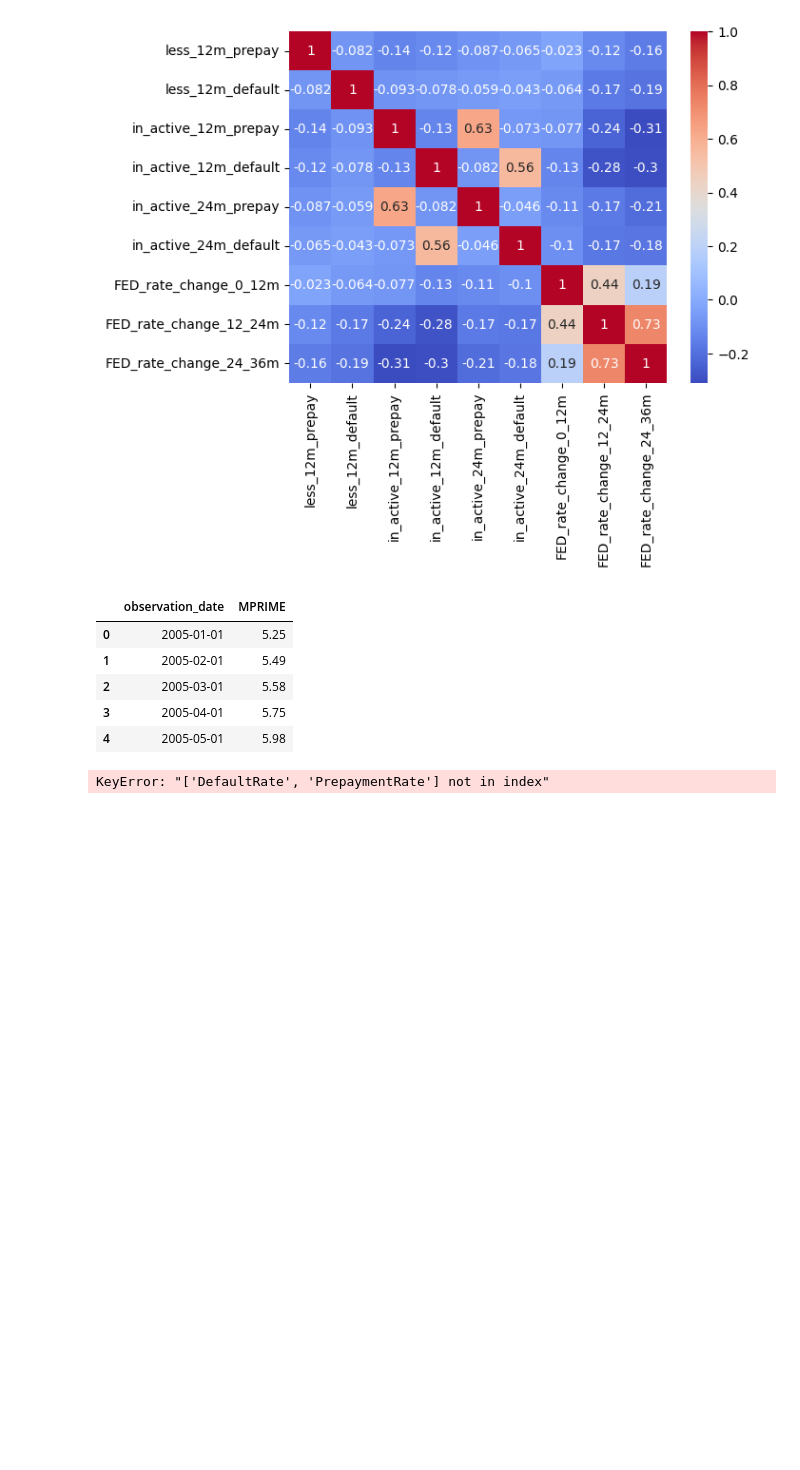
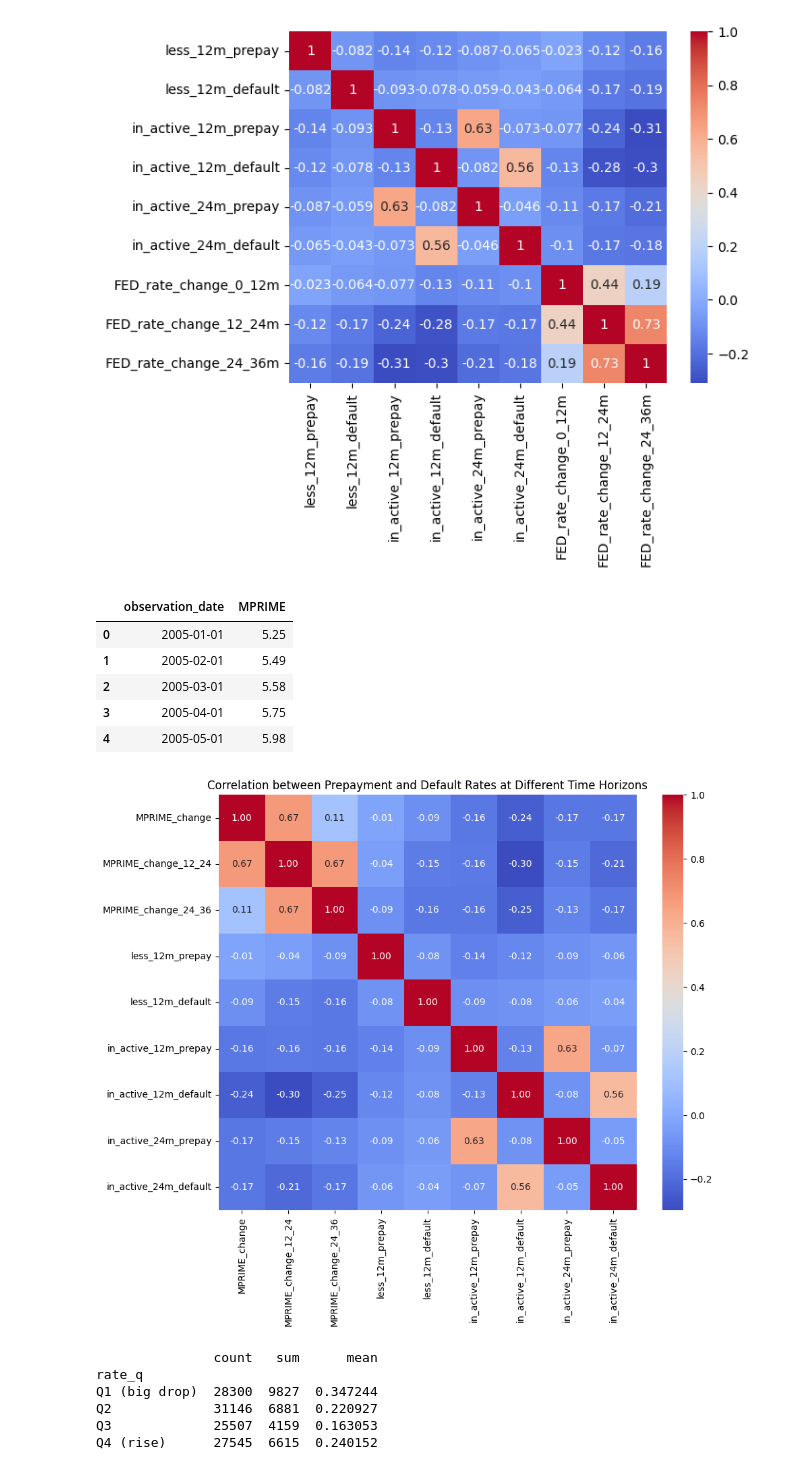
Before and after one commit to Erdos-Projects/spring-2026-deep-learning-prepayment-risk, a Jupyter notebook: FED_vs_default_prepayment.ipynb, the cells around one changed output. Drawn from its saved outputs; the diff is of its cells as text; code cells hidden in the pictures; blank space fills up the shorter version.

```diff
--- a/FED_vs_default_prepayment.ipynb
+++ b/FED_vs_default_prepayment.ipynb
@@ -337,17 +337,37 @@ df['MPRIME_change_12_24'] = (df['Avg_prime_rate_months_12_24'] - df['Avg_prime_r
 df['Avg_prime_rate_months_24_36'] = df['OrigDate'].apply(lambda x: mp_df.loc[(mp_df['observation_date'] > x + pd.DateOffset(months=24)) & (mp_df['observation_date'] <= x + pd.DateOffset(months=36)), 'MPRIME'].mean())
 df['MPRIME_change_24_36'] = (df['Avg_prime_rate_months_24_36'] - df['Avg_prime_rate_months_12_24']) / df['Avg_prime_rate_months_12_24'] * 100
 # %%
-#Repeat with a heatmap to visualize the correlation between MPRIME changes and default/prepayment rates
+#Repeat with a heatmap to visualize the correlation between prepayment in 12m, default in 12m, active after 12 months but prepaid after 12 months, and active after 12 months but defaulted after 12 months, active after 24 months but prepaid after 24 months, and active after 24 months but defaulted after 24 months
 
 import matplotlib.pyplot as plt
 
 # Calculate correlation matrix
-corr_matrix = df[['MPRIME_change', 'MPRIME_change_12_24', 'MPRIME_change_24_36', 'is_default', 'is_prepay']].corr()
-
+corr_matrix = df[['MPRIME_change', 'MPRIME_change_12_24', 'MPRIME_change_24_36', 'less_12m_prepay', 'less_12m_default', 'in_active_12m_prepay', 'in_active_12m_default', 'in_active_24m_prepay', 'in_active_24m_default']].corr()
 # Plot heatmap
 plt.figure(figsize=(10, 8))
 sns.heatmap(corr_matrix, annot=True, cmap='coolwarm', fmt='.2f')
-plt.title('Correlation between MPRIME Changes and Default/Prepayment Rates')
+plt.title('Correlation between Prepayment and Default Rates at Different Time Horizons')
 plt.show()
 # %% [output]
-KeyError: "['DefaultRate', 'PrepaymentRate'] not in index"
+[figure, added]
+# %%
+import pandas as pd
+import numpy as np
+
+# Your raw columns (adapt names)
+df['time'] = np.minimum(df['MonthsToPrepayment'],
+                        np.minimum(36, df['MonthsToDefault']))  # Censor at 36mo or default
+df['event'] = (df['MonthsToPrepayment'] <= df['MonthsToDefault']) & \
+              (df['MonthsToPrepayment'] <= 36) & (df['is_prepay'] == 1)  # Prepay event first?
+
+df['rate_q'] = pd.qcut(df['FED_rate_change_0_12m'], q=4, duplicates='drop',
+                       labels=['Q1 (big drop)', 'Q2', 'Q3', 'Q4 (rise)'])
+
+print(df.groupby('rate_q')['event'].agg(['count','sum','mean']))  # Event rates per group
+# %% [output]
+               count   sum      mean
+rate_q
+Q1 (big drop)  28300  9827  0.347244
+Q2             31146  6881  0.220927
+Q3             25507  4159  0.163053
+Q4 (rise)      27545  6615  0.240152
```
Also changed, not shown: parts of 2 cells of this notebook, 1 other file.
